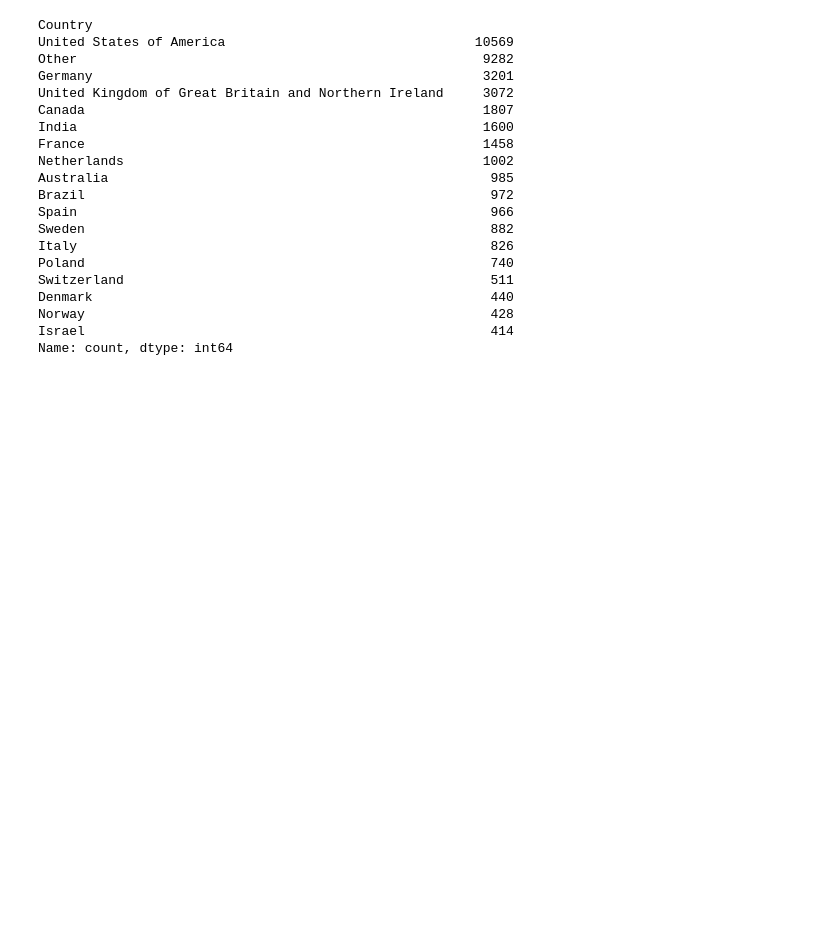
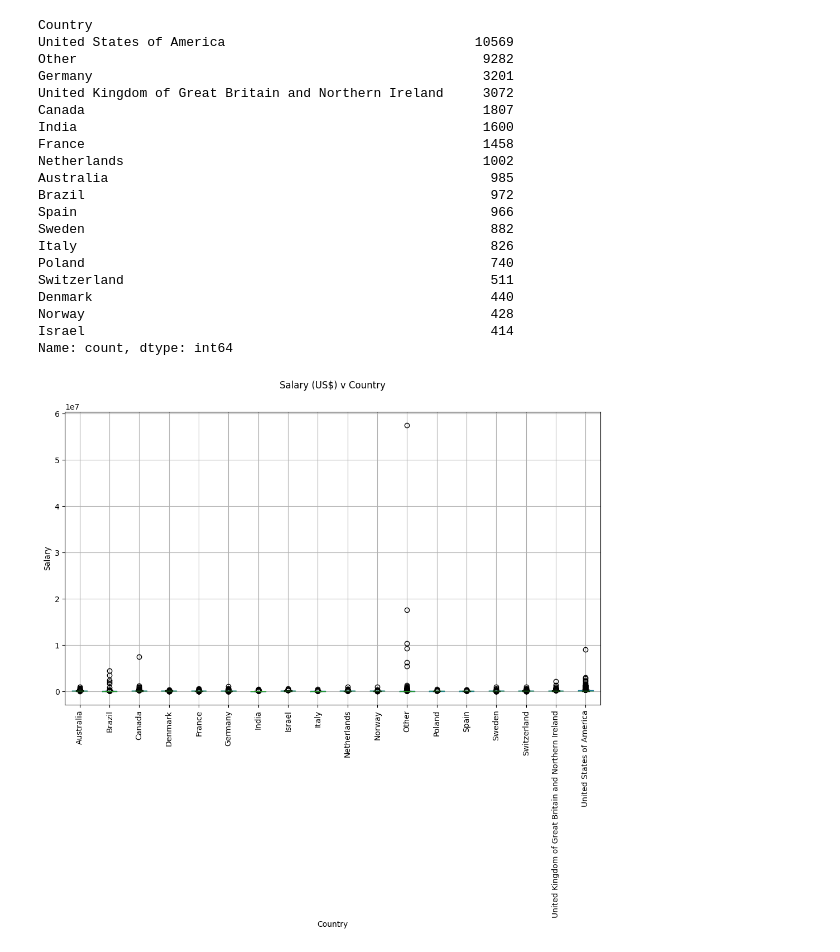
Before and after one commit to collinshen123/Salary-ML-App, a Jupyter notebook: SalaryPrediction.ipynb, the cells around one changed output. Drawn from its saved outputs; the diff is of its cells as text; code cells hidden in the pictures; blank space fills up the shorter version.

```diff
--- a/SalaryPrediction.ipynb
+++ b/SalaryPrediction.ipynb
@@ -128,3 +124,13 @@ Denmark                                                   440
 Norway                                                    428
 Israel                                                    414
 Name: count, dtype: int64
+# %%
+fig, ax = plt.subplots(1, 1, figsize=(12,7))
+df.boxplot('Salary', 'Country', ax=ax)
+plt.suptitle('Salary (US$) v Country')
+plt.title('')
+plt.ylabel('Salary')
+plt.xticks(rotation=90)
+plt.show()
+# %% [output]
+[figure, added]
```
Also changed, not shown: parts of 32 cells of this notebook, 1 other file.
